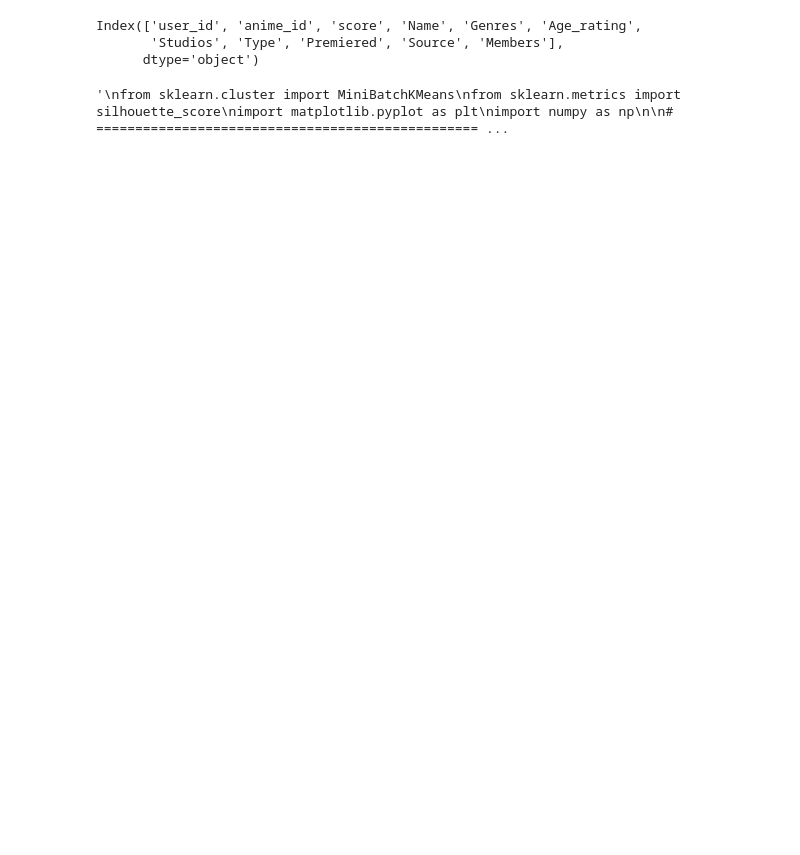
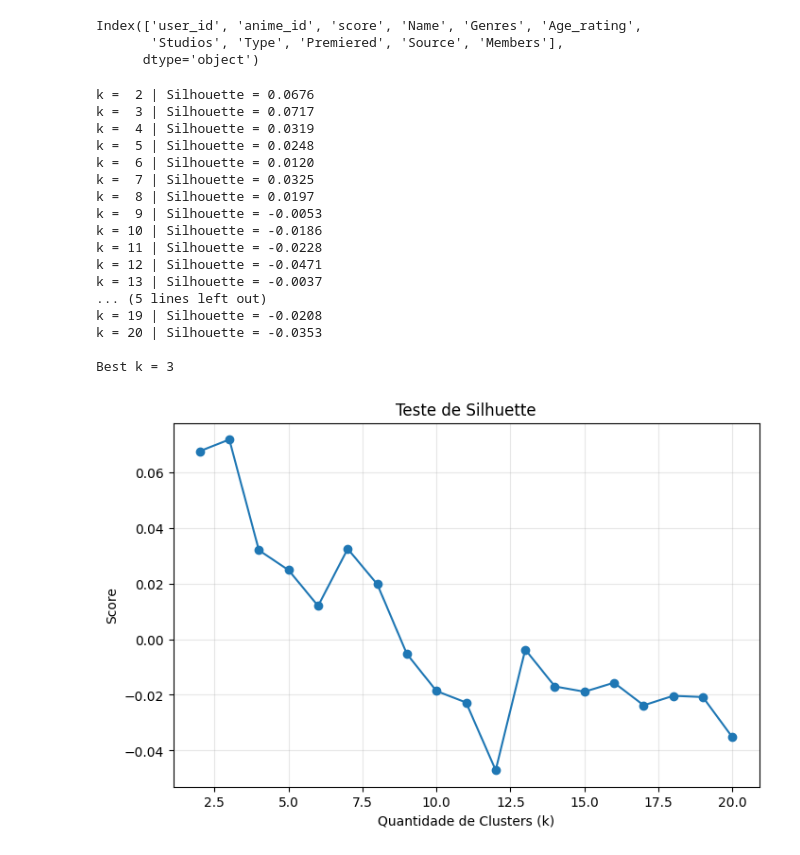
Before and after one commit to Nubily44/CD_EP, a Jupyter notebook: modelagem.ipynb, the cells around one changed output. Saved outputs shown, nothing was run; the diff lists cells and outputs as text; code cells hidden in the pictures; blank space fills up the shorter version.

```diff
--- a/modelagem.ipynb
+++ b/modelagem.ipynb
@@ -250,7 +250,6 @@ scaler = StandardScaler(with_mean=False)
 
 X_scaled = scaler.fit_transform(X_user)
 
-"""
 from sklearn.cluster import MiniBatchKMeans
 from sklearn.metrics import silhouette_score
 import matplotlib.pyplot as plt
@@ -287,33 +286,50 @@ for k in k_values:
     labels = model.fit_predict(X_sample)
 
     score = silhouette_score(
         X_sample,
         labels,
         metric="euclidean"
     )
 
     scores.append(score)
 
     print(f"k = {k:2d} | Silhouette = {score:.4f}")
 
 best_k = k_values[np.argmax(scores)]
 
 print(f"\nBest k = {best_k}")
 
 plt.figure(figsize=(8,5))
 
 plt.plot(k_values, scores, marker="o")
 
 plt.xlabel("Quantidade de Clusters (k)")
 plt.ylabel("Score")
 plt.title("Teste de Silhuette")
 
 plt.grid(alpha=0.3)
 
 plt.show()
 
 # Use the best value found
-N_CLUSTERS = best_k"""
+N_CLUSTERS = best_k
 # %% [output]
-'\nfrom sklearn.cluster import MiniBatchKMeans\nfrom sklearn.metrics import silhouette_score\nimport matplotlib.pyplot as plt\nimport numpy as np\n\n# ================================================= ...
+k =  2 | Silhouette = 0.0676
+k =  3 | Silhouette = 0.0717
+k =  4 | Silhouette = 0.0319
+k =  5 | Silhouette = 0.0248
+k =  6 | Silhouette = 0.0120
+k =  7 | Silhouette = 0.0325
+k =  8 | Silhouette = 0.0197
+k =  9 | Silhouette = -0.0053
+k = 10 | Silhouette = -0.0186
+k = 11 | Silhouette = -0.0228
+k = 12 | Silhouette = -0.0471
+k = 13 | Silhouette = -0.0037
+... (5 lines left out)
+k = 19 | Silhouette = -0.0208
+k = 20 | Silhouette = -0.0353
+
+Best k = 3
+[figure, added]
 # %%
```
Also changed, not shown: parts of 2 cells of this notebook, 6 other files.
